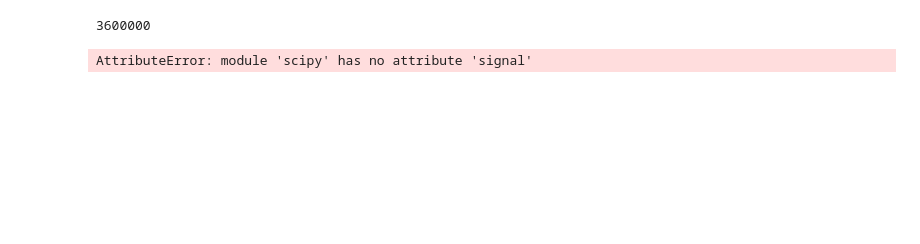
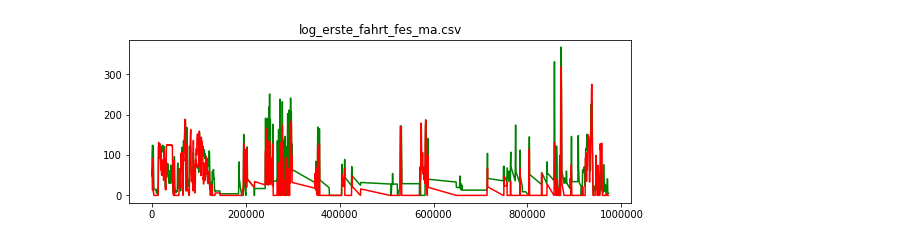
Before and after one commit to flipdot/wheelknife, a Jupyter notebook: python_notebooks/PlotSensors.ipynb, the cells around one changed output. Drawn from its saved outputs; the diff is of its cells as text; code cells hidden in the pictures; blank space fills up the shorter version.

Commit message:
Moving Median Average

```diff
--- a/python_notebooks/PlotSensors.ipynb
+++ b/python_notebooks/PlotSensors.ipynb
@@ -9,12 +6,33 @@ import pandas as pd
 # %%
-def plot_file(filename):
-    data = np.loadtxt(open("../data/"+filename, "rb"), delimiter=",", skiprows=1)
+def trim_begin_ending(data):
     begin_idx = np.min([np.argmax(data[:,1]>0),np.argmax(data[:,2]>0)])
     last_idx = len(data)-np.min([np.argmax(data[::-1,1]>0),np.argmax(data[::-1,2]>0)])
     data = data[begin_idx:last_idx]
+    return data
+
+def moving_median(X, window=5, avg_func=np.median):
+    buffer = deque(maxlen=window)
+    ret = []
+    for x in X:
+        buffer.append(x)
+        ret.append(avg_func(buffer))
+    return np.array(ret)
+
+def add_removed_vals(data):
+    ret = []
+    last_ts = data[0,0]
+    for d in data[1:]:
+        if d[0] - last_ts:
+            last_ts = d[0]
+
+
+def plot_file(filename):
+    data = np.loadtxt(open("../../wheelknife-data/"+filename, "rb"), delimiter=",", skiprows=1)
+    data = trim_begin_ending(data)
+
     x = data[:,0]
-    front = data[:,1]
-    back = data[:,2]
+    front = moving_median(data[:,1])
+    back = moving_median(data[:,2])
 
     plt.figure(figsize=(9,3))
     plt.title(filename)
@@ -49,4 +61,0 @@ plot_file("schnell_rueckwaerts_ohne_joern.csv")
-# %%
-100*10*60*60
-# %% [output]
-3600000
@@ -55,4 +62,4 @@ from scipy.signal import butter, lfilter, freqz
-# %%
-lfilter()
-# %% [output]
-AttributeError: module 'scipy' has no attribute 'signal'
+# %%
+plot_file("log_erste_fahrt_fes_ma.csv")
+# %% [output]
+[figure, added]
```
Also changed, not shown: parts of 9 cells of this notebook.
